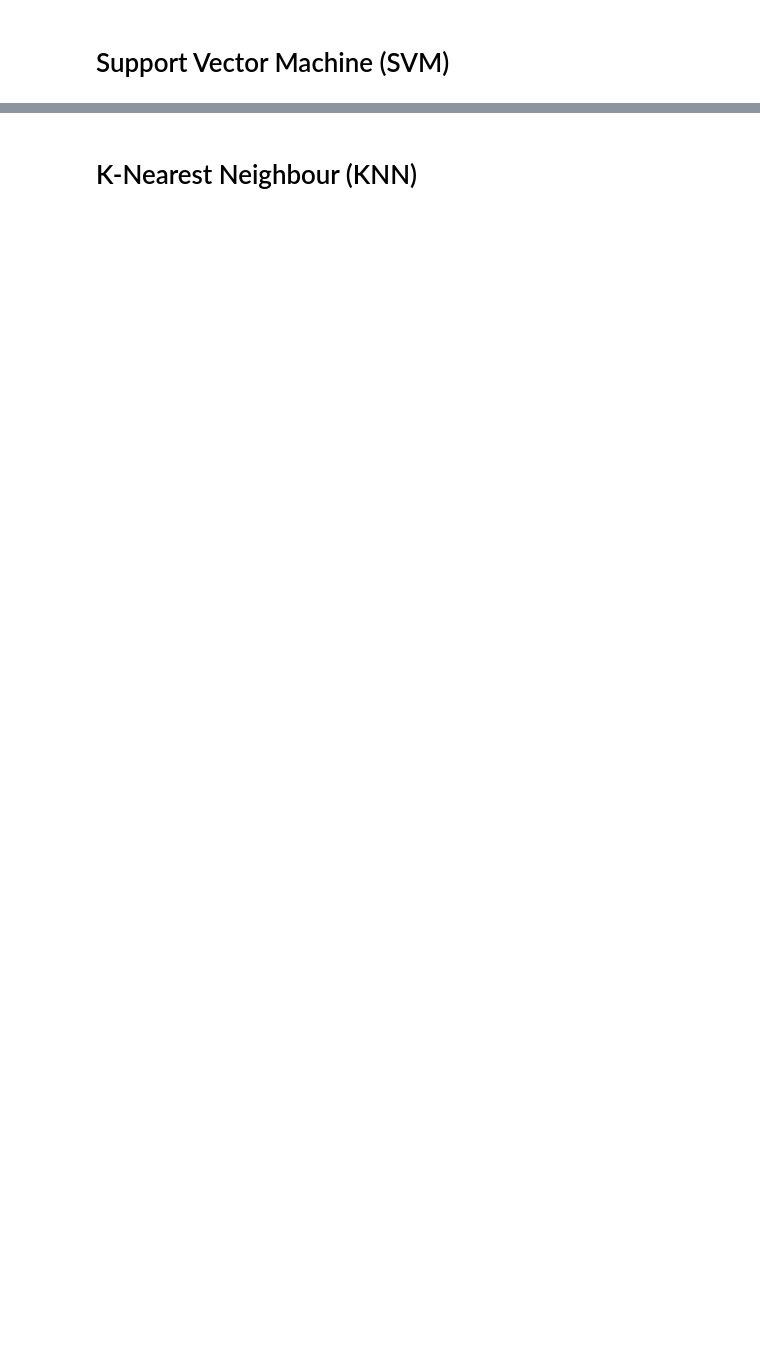
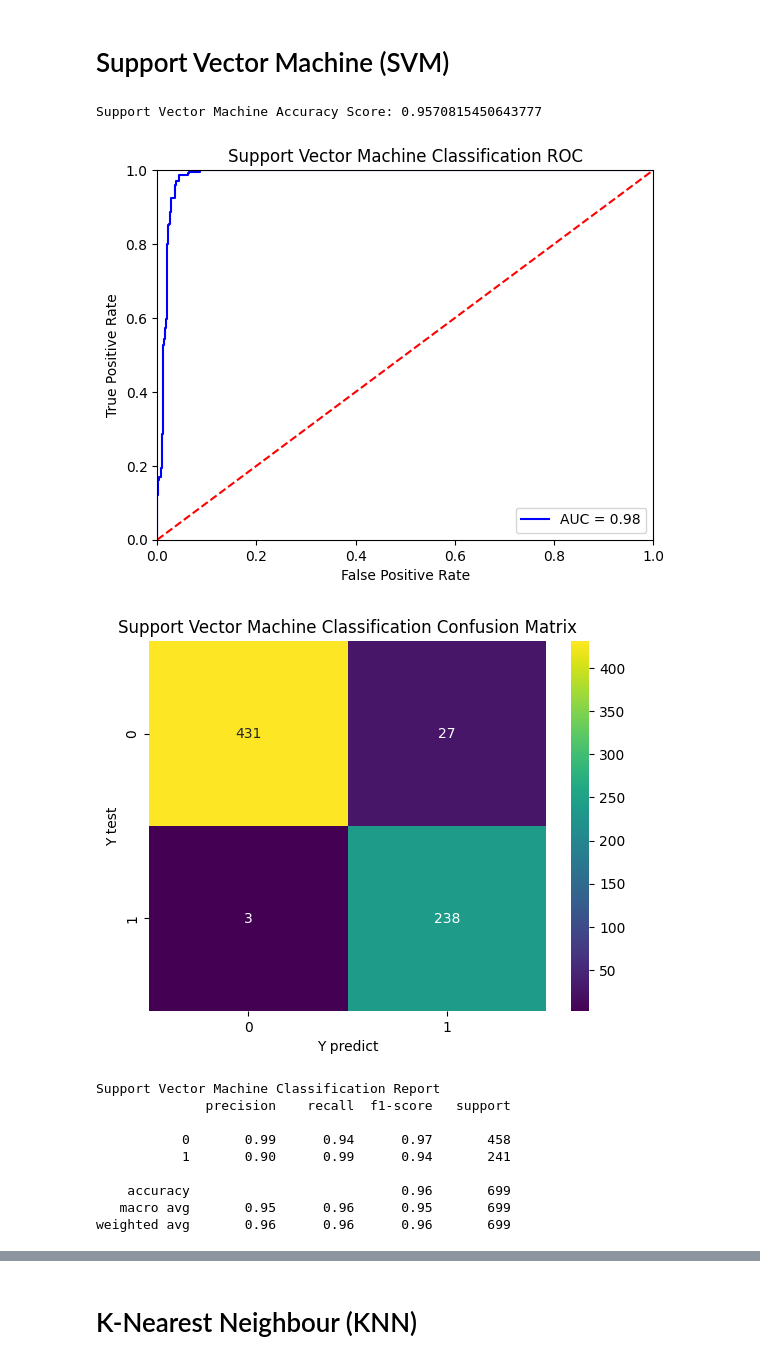
Before and after one commit to drmayu7/303A_machinelearning, a Jupyter notebook: main.ipynb, the cells around one changed output, grey strips where cells are left out. Saved outputs shown, nothing was run; the diff lists cells and outputs as text; code cells hidden in the pictures; blank space fills up the shorter version.

```diff
--- a/main.ipynb
+++ b/main.ipynb
@@ -271,11 +209,20 @@ df3
 # %% [markdown]
 # Support Vector Machine (SVM)
 # %%
-# Cross-Validation for small datasets to prevent biased and overfitting of model
-loo = LeaveOneOut()
-
-# Run supervised learning - Support Vector Machine algorithm
-model = svm.SVC(C=1.0, cache_size=200, class_weight=None, coef0=0.0,
+svmcla = supervised_ml('Support Vector Machine',svm.SVC(C=1.0, cache_size=200, class_weight=None, coef0=0.0,
         decision_function_shape='ovr', degree=3, gamma=10, kernel='rbf',
         max_iter=-1, probability=True, random_state=None, shrinking=False,
-        tol=0.001, verbose=False)
+        tol=0.001, verbose=False),LeaveOneOut)
+# %% [output]
+Support Vector Machine Accuracy Score: 0.9570815450643777
+[figure, added]
+[figure, added]
+Support Vector Machine Classification Report
+              precision    recall  f1-score   support
+
+           0       0.99      0.94      0.97       458
+           1       0.90      0.99      0.94       241
+
+    accuracy                           0.96       699
+   macro avg       0.95      0.96      0.95       699
+weighted avg       0.96      0.96      0.96       699
```
Also changed, not shown: parts of 89 cells of this notebook.
